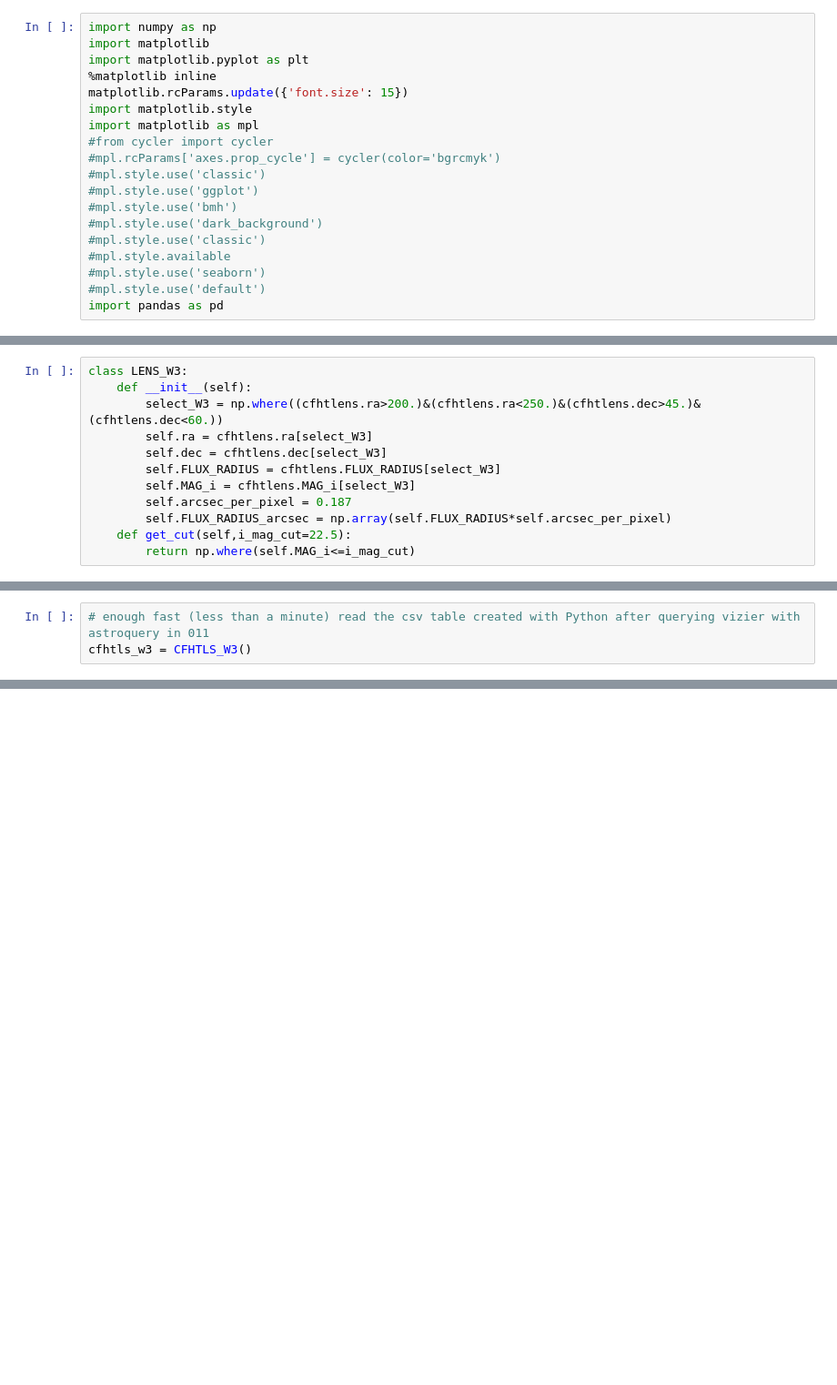
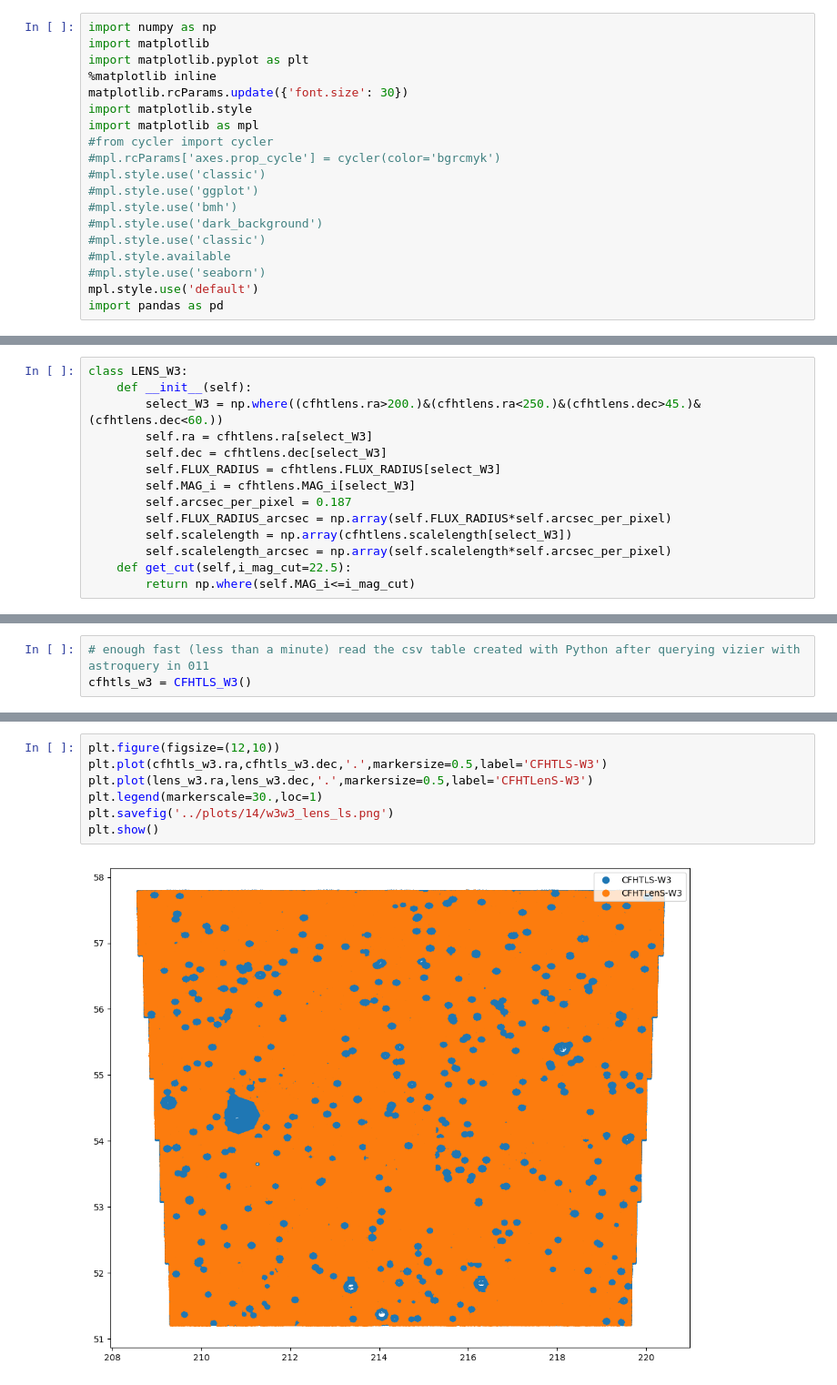
Before and after one commit to GiorgioManzoni/PAUS_code, a Jupyter notebook: 014_classes_plus.ipynb, the cells around one changed output, grey strips where cells are left out. Shown at 91% size. Cells and saved outputs as stored; diff of their text form; blank space fills up the shorter version.

Commit message:
Changes made during PAUS London meeting to 011 and 014 (scalelength/fluxradius relation)

```diff
--- a/014_classes_plus.ipynb
+++ b/014_classes_plus.ipynb
@@ -3,7 +3,7 @@ import numpy as np
 import matplotlib
 import matplotlib.pyplot as plt
 %matplotlib inline
-matplotlib.rcParams.update({'font.size': 15})
+matplotlib.rcParams.update({'font.size': 30})
 import matplotlib.style
 import matplotlib as mpl
 #from cycler import cycler
@@ -15,5 +15,5 @@ import matplotlib as mpl
 #mpl.style.use('classic')
 #mpl.style.available
 #mpl.style.use('seaborn')
-#mpl.style.use('default')
+mpl.style.use('default')
 import pandas as pd
@@ -238,6 +243,8 @@ class LENS_W3:
         self.MAG_i = cfhtlens.MAG_i[select_W3]
         self.arcsec_per_pixel = 0.187
         self.FLUX_RADIUS_arcsec = np.array(self.FLUX_RADIUS*self.arcsec_per_pixel)
+        self.scalelength = np.array(cfhtlens.scalelength[select_W3])
+        self.scalelength_arcsec = np.array(self.scalelength*self.arcsec_per_pixel)
     def get_cut(self,i_mag_cut=22.5):
         return np.where(self.MAG_i<=i_mag_cut)
 # %%
@@ -342,0 +352,9 @@ plt.show()
+# %%
+plt.figure(figsize=(12,10))
+plt.plot(cfhtls_w3.ra,cfhtls_w3.dec,'.',markersize=0.5,label='CFHTLS-W3')
+plt.plot(lens_w3.ra,lens_w3.dec,'.',markersize=0.5,label='CFHTLenS-W3')
+plt.legend(markerscale=30.,loc=1)
+plt.savefig('../plots/14/w3w3_lens_ls.png')
+plt.show()
+# %% [output]
+[figure, added]
```
Also changed, not shown: parts of 43 cells of this notebook, 1 other file.
